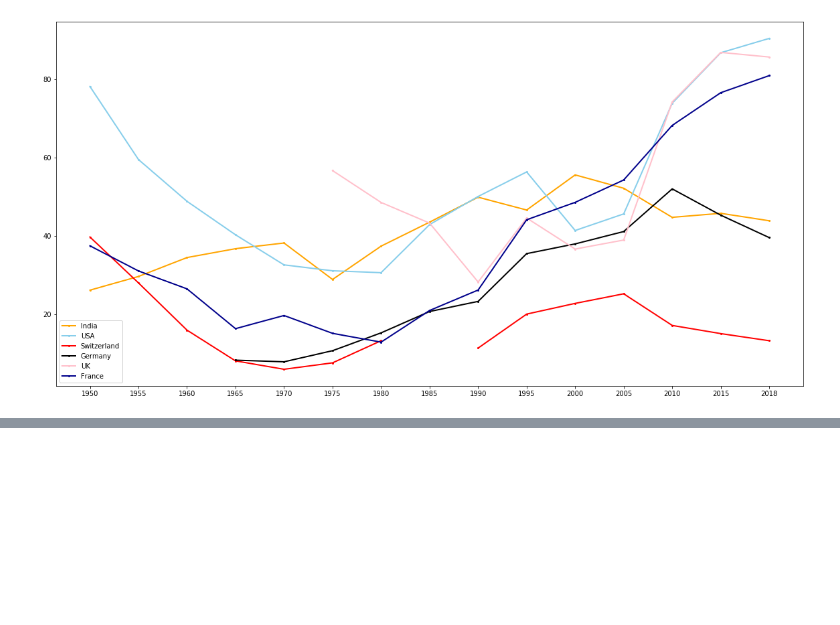
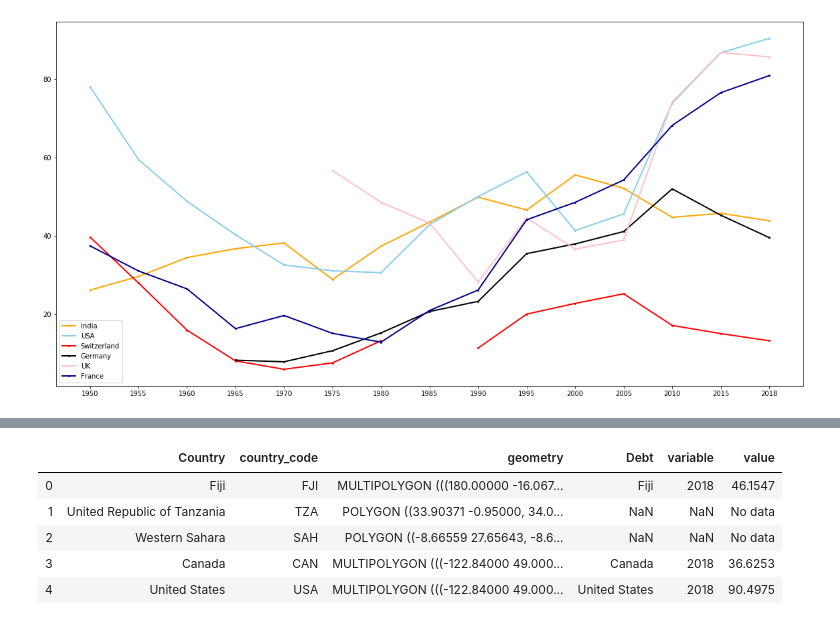
Before and after one commit to skhiearth/International-Debt-Statistics, a Jupyter notebook: IDS.ipynb, the cells around one changed output, grey strips where cells are left out. Cells and saved outputs as stored; diff of their text form; code cells hidden in the pictures; blank space fills up the shorter version.

Commit message:
Choropleth

```diff
--- a/IDS.ipynb
+++ b/IDS.ipynb
@@ -103,3 +103,17 @@ plt.legend()
 # %% [output]
 <matplotlib.legend.Legend at 0x...>
 [figure]
+# %%
+# Choropleth Map
+import geopandas as gpd
+shapefile = 'dataset/countries_110m/ne_110m_admin_0_countries.shp'
+
+# Read shapefile using Geopandas
+gdf = gpd.read_file(shapefile)[['ADMIN', 'ADM0_A3', 'geometry']]
+
+# Rename columns
+gdf.columns = ['Country', 'country_code', 'geometry']
+gdf = gdf.drop(gdf.index[159]) # Row corresponding to Antarctica
+gdf.at[4,'Country']='United States'
+gdf.at[18,'Country']='Russian Federation'
+gdf.head(5)
@@ -105,0 +127,16 @@ plt.legend()
+# %%
+# Static Choropleth for 2018
+df_2018 = filtered_df[filtered_df['variable'] == '2018']
+df_2018.head()
+
+# Merging GDF with df_2018
+merged = gdf.merge(df_2018, left_on = 'Country', right_on = 'Debt', how = 'left')
+merged.value.fillna('No data', inplace = True)
+merged.head()
+# %% [output]
+|  | Country | country_code | geometry | Debt | variable | value |
+| 0 | Fiji | FJI | MULTIPOLYGON (((180.00000 -16.067... | Fiji | 2018 | 46.1547 |
+| 1 | United Republic of Tanzania | TZA | POLYGON ((33.90371 -0.95000, 34.0... | NaN | NaN | No data |
+| 2 | Western Sahara | SAH | POLYGON ((-8.66559 27.65643, -8.6... | NaN | NaN | No data |
+| 3 | Canada | CAN | MULTIPOLYGON (((-122.84000 49.000... | Canada | 2018 | 36.6253 |
+| 4 | United States | USA | MULTIPOLYGON (((-122.84000 49.000... | United States | 2018 | 90.4975 |
```
Also changed, not shown: parts of 3 cells of this notebook.
